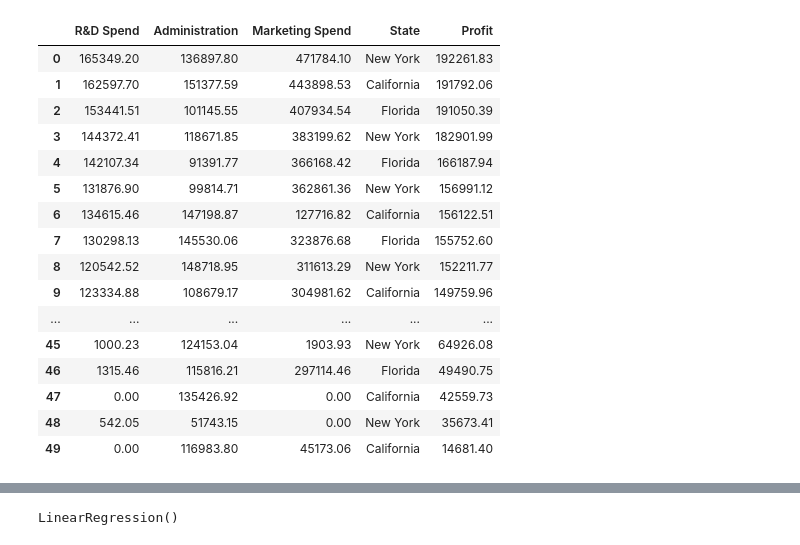
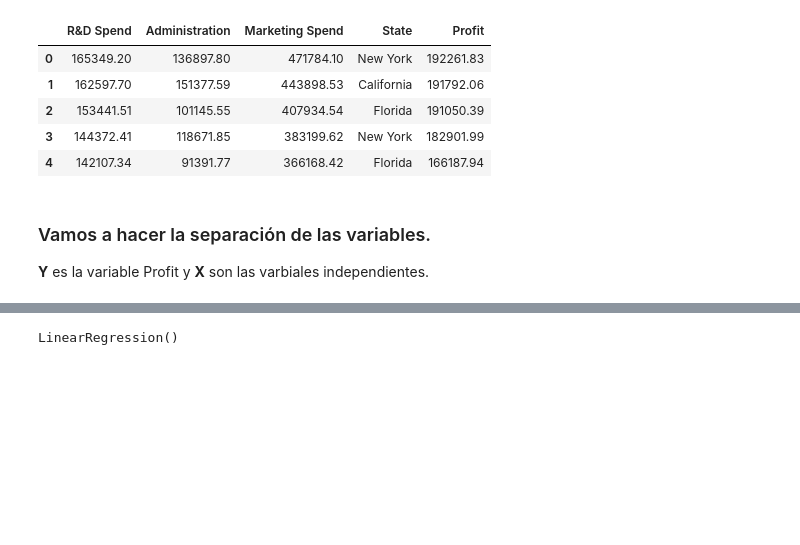
Before and after one commit to AnthonyFl22/ciencia-de-datos, a Jupyter notebook: 7° semestre/aprendizaje-de-maquina/2°-practica/practicaII.ipynb, the cells around one changed output, grey strips where cells are left out. Cells and saved outputs as stored; diff of their text form; code cells hidden in the pictures; blank space fills up the shorter version.

```diff
--- a/7° semestre/aprendizaje-de-maquina/2°-practica/practicaII.ipynb
+++ b/7° semestre/aprendizaje-de-maquina/2°-practica/practicaII.ipynb
@@ -10,26 +10,19 @@ from sklearn.linear_model import LinearRegression
 import statsmodels.api as sm
 from statsmodels.sandbox.regression.predstd import wls_prediction_std
 # %%
-df = pd.read_csv("50_Startups.csv")
-df
+# Leemos el dataset.
+df = pd.read_csv("data/50_Startups.csv")
+df.head(5)
 # %% [output]
 |  | R&D Spend | Administration | Marketing Spend | State | Profit |
 | 0 | 165349.20 | 136897.80 | 471784.10 | New York | 192261.83 |
 | 1 | 162597.70 | 151377.59 | 443898.53 | California | 191792.06 |
 | 2 | 153441.51 | 101145.55 | 407934.54 | Florida | 191050.39 |
 | 3 | 144372.41 | 118671.85 | 383199.62 | New York | 182901.99 |
 | 4 | 142107.34 | 91391.77 | 366168.42 | Florida | 166187.94 |
-| 5 | 131876.90 | 99814.71 | 362861.36 | New York | 156991.12 |
-| 6 | 134615.46 | 147198.87 | 127716.82 | California | 156122.51 |
-| 7 | 130298.13 | 145530.06 | 323876.68 | Florida | 155752.60 |
-| 8 | 120542.52 | 148718.95 | 311613.29 | New York | 152211.77 |
-| 9 | 123334.88 | 108679.17 | 304981.62 | California | 149759.96 |
-| ... | ... | ... | ... | ... | ... |
-| 45 | 1000.23 | 124153.04 | 1903.93 | New York | 64926.08 |
-| 46 | 1315.46 | 115816.21 | 297114.46 | Florida | 49490.75 |
-| 47 | 0.00 | 135426.92 | 0.00 | California | 42559.73 |
-| 48 | 542.05 | 51743.15 | 0.00 | New York | 35673.41 |
-| 49 | 0.00 | 116983.80 | 45173.06 | California | 14681.40 |
+# %% [markdown]
+### Vamos a hacer la separación de las variables.
+**Y** es la variable Profit y **X** son las varbiales independientes.
 # %%
 X = df.iloc[:, :-1].values
 y = df.iloc[:, 4].values
```
Also changed, not shown: parts of 19 cells of this notebook, 4 other files.
